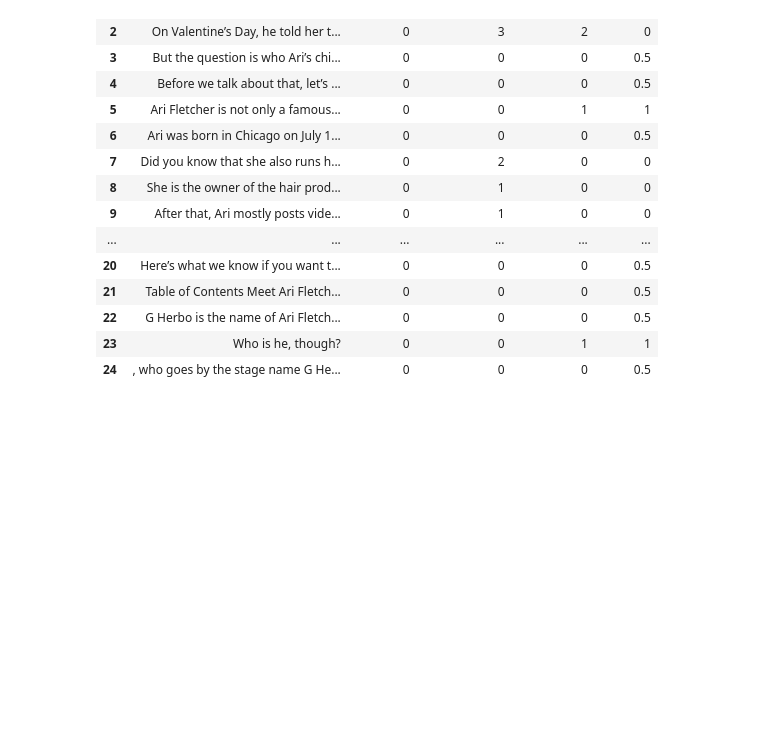
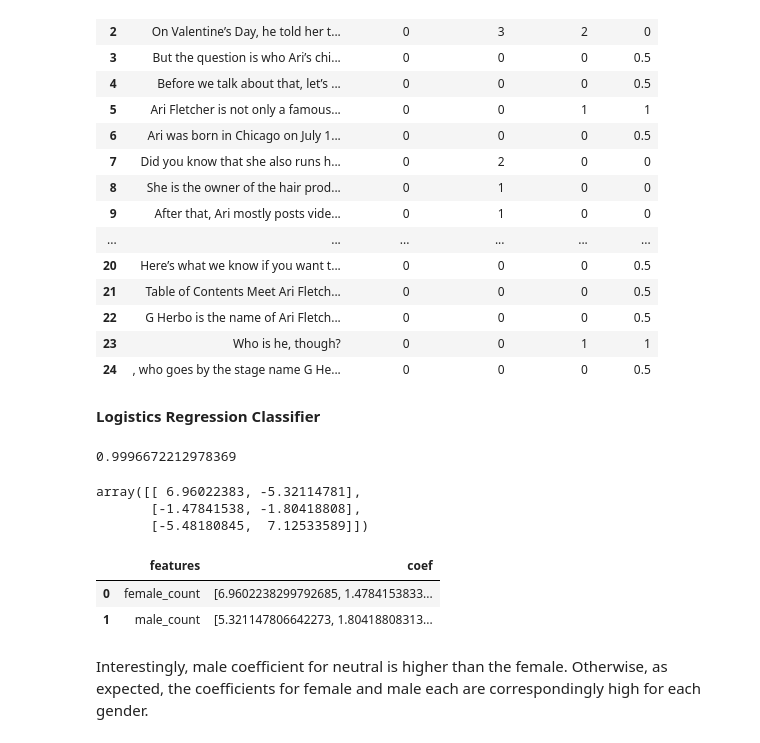
Before and after one commit to yvferreiro/MasterThesis, a Jupyter notebook: Logistic Regression v0.1.ipynb, the cells around one changed output. Drawn from its saved outputs; the diff is of its cells as text; code cells hidden in the pictures; blank space fills up the shorter version.

Commit message:
Added the logistics regression classifier model, accuracy, and coefficients as suggested by Daniel

```diff
--- a/Logistic Regression v0.1.ipynb
+++ b/Logistic Regression v0.1.ipynb
@@ -126,10 +128,10 @@ def compare_count(male_col, female_col):
     than female count, "neutral" if the count is equal, and "female" if there is a higher female count)"""
     if male_col > female_col:
         return "1"
-    elif male_col < female_col:
+    elif male_col == female_col:
+        return "0.5"
+    else:
         return "0"
-    else:
-        return "0.5"
 
 sentences_df['col_type'] = sentences_df.apply(lambda row: compare_count(row['male_count'], row['female_count']), axis=1)
 sentences_df
@@ -169,3 +171,5 @@ sentences_df.head(25)
 | 22 | G Herbo is the name of Ari Fletch... | 0 | 0 | 0 | 0.5 |
 | 23 | Who is he, though? | 0 | 0 | 1 | 1 |
 | 24 | , who goes by the stage name G He... | 0 | 0 | 0 | 0.5 |
+# %% [markdown]
+**Logistics Regression Classifier**
@@ -171,0 +180,28 @@ sentences_df.head(25)
+# %%
+#splitting the data into training and test set
+X = sentences_df[["female_count", "male_count"]] #input
+y = sentences_df["col_type"] #label
+X_train, X_test, y_train, y_test = train_test_split(X, y, test_size = 0.25, random_state = 42)
+
+#Note: using sentences_df["sentences"] creates an error
+# %%
+#multinomial logistic regression
+logreg = LogisticRegression(multi_class = "multinomial", solver = "lbfgs") #classifier
+logreg.fit(X_train, y_train) #fit the model
+logreg.score(X_train, y_train) #get accuracy
+# %% [output]
+0.9996672212978369
+# %%
+logreg.coef_
+# %% [output]
+array([[ 6.96022383, -5.32114781],
+       [-1.47841538, -1.80418808],
+       [-5.48180845,  7.12533589]])
+# %%
+pd.DataFrame(zip(X_train.columns, np.transpose(abs(logreg.coef_))), columns=['features', 'coef']) #use absolute values to identify biggest coeffs
+# %% [output]
+|  | features | coef |
+| 0 | female_count | [6.9602238299792685, 1.4784153833... |
+| 1 | male_count | [5.321147806642273, 1.80418808313... |
+# %% [markdown]
+Interestingly, male coefficient for neutral is higher than the female. Otherwise, as expected, the coefficients for female and male each are correspondingly high for each gender.
```
Also changed, not shown: parts of 3 cells of this notebook.
